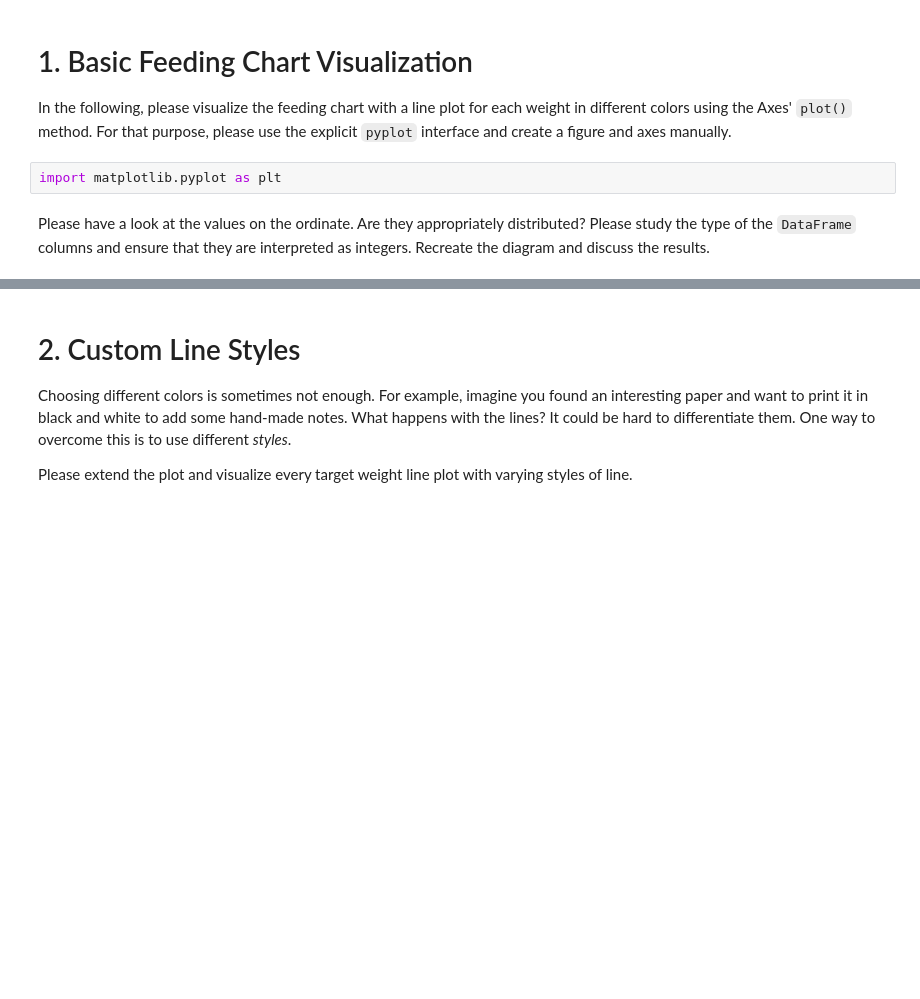
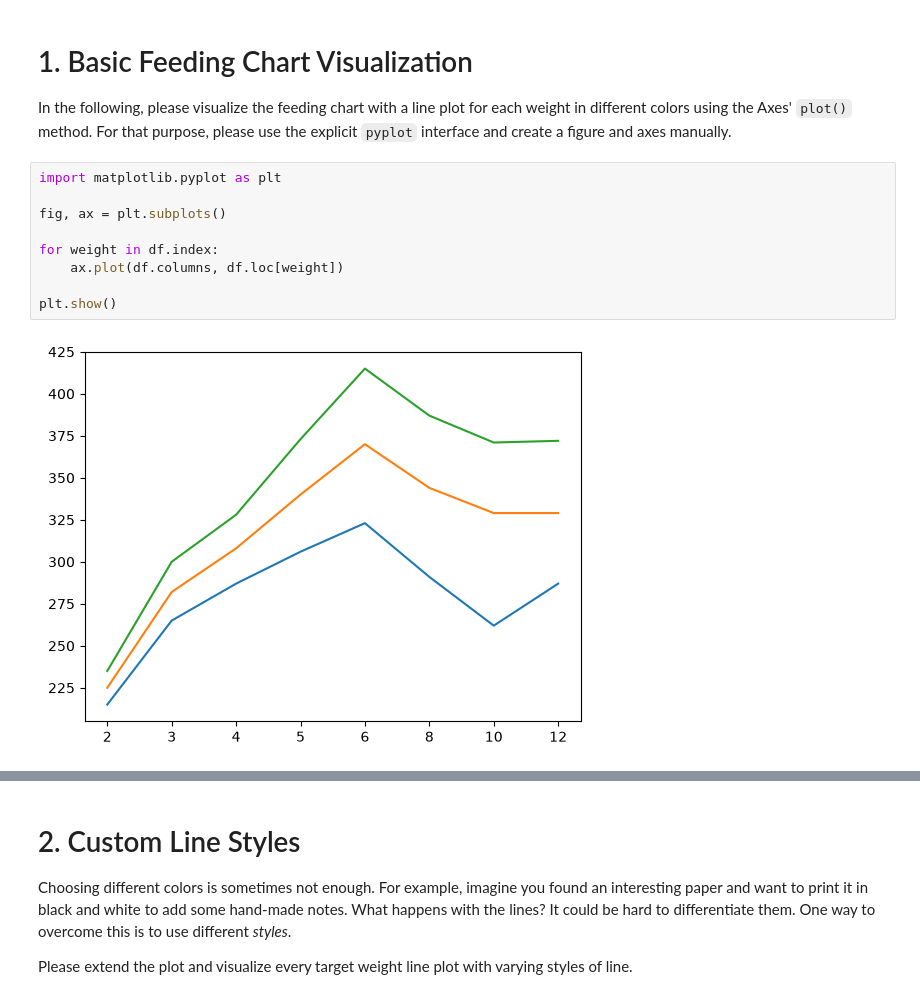
Before and after one commit to floriansaathoff/MachineLesrn, a Jupyter notebook: exercise.ipynb, the cells around one changed output, grey strips where cells are left out. Cells and saved outputs as stored; diff of their text form; blank space fills up the shorter version.

```diff
--- a/exercise.ipynb
+++ b/exercise.ipynb
@@ -16,7 +10,14 @@ df = pd.read_csv('plan_pandas.csv').set_index('weight')
 # %% [markdown]
 # 1. Basic Feeding Chart Visualization
 In the following, please visualize the feeding chart with a line plot for each weight in different colors using the Axes' `plot()` method. For that purpose, please use the explicit `pyplot` interface and create a figure and axes manually.
-# %%
-import matplotlib.pyplot as plt
-# %% [markdown]
-Please have a look at the values on the ordinate. Are they appropriately distributed? Please study the type of the `DataFrame` columns and ensure that they are interpreted as integers. Recreate the diagram and discuss the results.
+# %%
+import matplotlib.pyplot as plt
+
+fig, ax = plt.subplots()
+
+for weight in df.index:
+    ax.plot(df.columns, df.loc[weight])
+
+plt.show()
+# %% [output]
+[figure, added]
```
Also changed, not shown: parts of 23 cells of this notebook, 6 other files.
